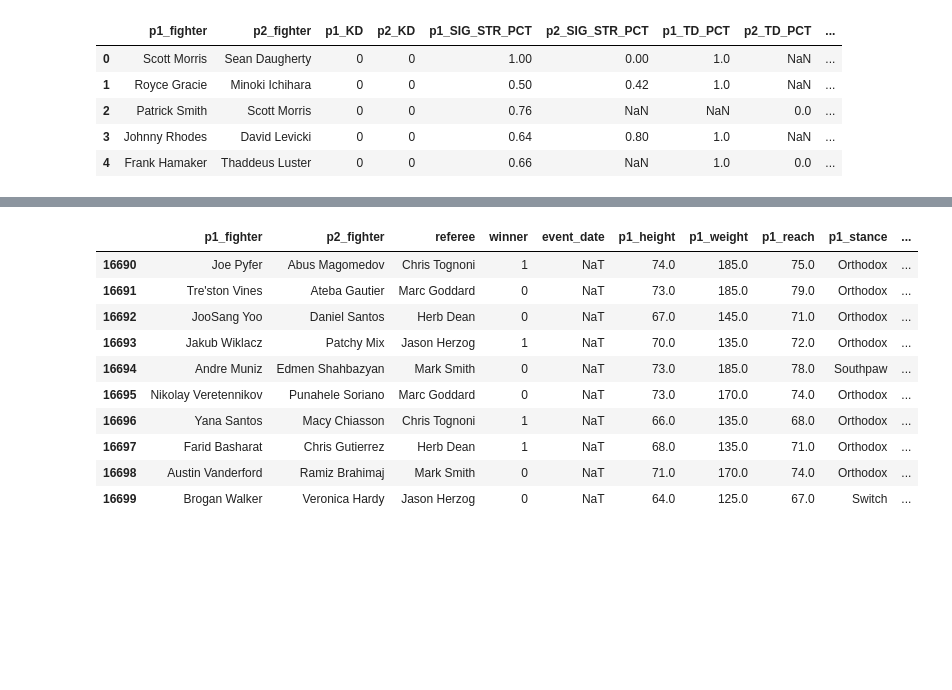
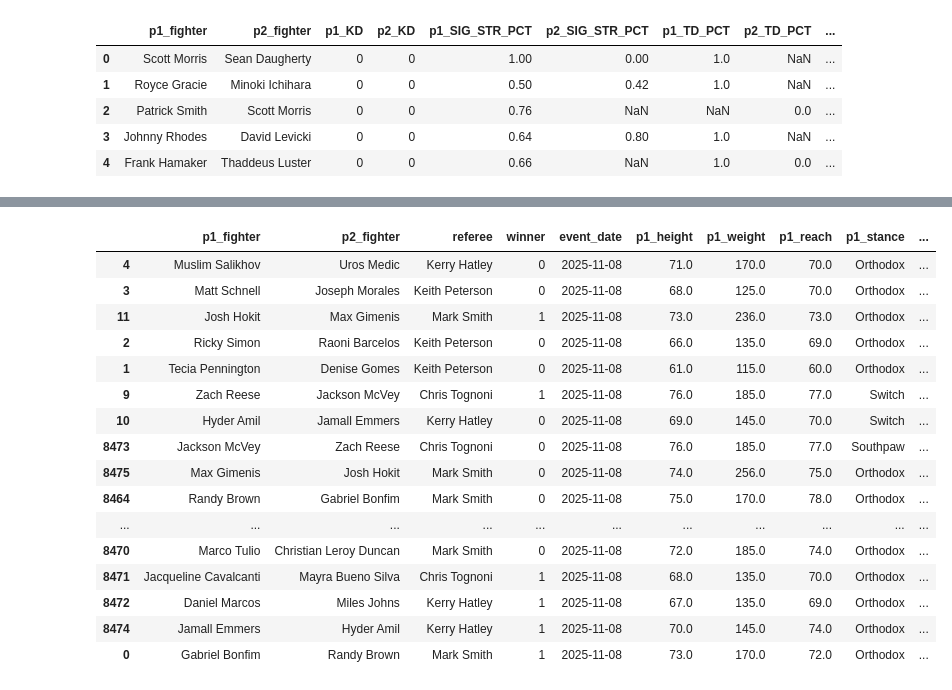
Before and after one commit to ndhaliwal59/ufcPredictor, a Jupyter notebook: features.ipynb, the cells around one changed output, grey strips where cells are left out. Drawn from its saved outputs; the diff is of its cells as text; code cells hidden in the pictures; blank space fills up the shorter version.

```diff
--- a/features.ipynb
+++ b/features.ipynb
@@ -474,16 +474,22 @@ methods_df.to_csv('ufc_methods.csv', index=False)
 aug_df.to_csv('ufc_aug.csv', index=False)
 method_aug_df.to_csv('ufc_method_aug.csv', index=False)
 # %%
-aug_df.tail(10)
+aug_df.tail(20)
 # %% [output]
 |  | p1_fighter | p2_fighter | referee | winner | event_date | p1_height | p1_weight | p1_reach | p1_stance | ... |
-| 16690 | Joe Pyfer | Abus Magomedov | Chris Tognoni | 1 | NaT | 74.0 | 185.0 | 75.0 | Orthodox | ... |
-| 16691 | Tre'ston Vines | Ateba Gautier | Marc Goddard | 0 | NaT | 73.0 | 185.0 | 79.0 | Orthodox | ... |
-| 16692 | JooSang Yoo | Daniel Santos | Herb Dean | 0 | NaT | 67.0 | 145.0 | 71.0 | Orthodox | ... |
-| 16693 | Jakub Wiklacz | Patchy Mix | Jason Herzog | 1 | NaT | 70.0 | 135.0 | 72.0 | Orthodox | ... |
-| 16694 | Andre Muniz | Edmen Shahbazyan | Mark Smith | 0 | NaT | 73.0 | 185.0 | 78.0 | Southpaw | ... |
-| 16695 | Nikolay Veretennikov | Punahele Soriano | Marc Goddard | 0 | NaT | 73.0 | 170.0 | 74.0 | Orthodox | ... |
-| 16696 | Yana Santos | Macy Chiasson | Chris Tognoni | 1 | NaT | 66.0 | 135.0 | 68.0 | Orthodox | ... |
-| 16697 | Farid Basharat | Chris Gutierrez | Herb Dean | 1 | NaT | 68.0 | 135.0 | 71.0 | Orthodox | ... |
-| 16698 | Austin Vanderford | Ramiz Brahimaj | Mark Smith | 0 | NaT | 71.0 | 170.0 | 74.0 | Orthodox | ... |
-| 16699 | Brogan Walker | Veronica Hardy | Jason Herzog | 0 | NaT | 64.0 | 125.0 | 67.0 | Switch | ... |
+| 4 | Muslim Salikhov | Uros Medic | Kerry Hatley | 0 | 2025-11-08 | 71.0 | 170.0 | 70.0 | Orthodox | ... |
+| 3 | Matt Schnell | Joseph Morales | Keith Peterson | 0 | 2025-11-08 | 68.0 | 125.0 | 70.0 | Orthodox | ... |
+| 11 | Josh Hokit | Max Gimenis | Mark Smith | 1 | 2025-11-08 | 73.0 | 236.0 | 73.0 | Orthodox | ... |
+| 2 | Ricky Simon | Raoni Barcelos | Keith Peterson | 0 | 2025-11-08 | 66.0 | 135.0 | 69.0 | Orthodox | ... |
+| 1 | Tecia Pennington | Denise Gomes | Keith Peterson | 0 | 2025-11-08 | 61.0 | 115.0 | 60.0 | Orthodox | ... |
+| 9 | Zach Reese | Jackson McVey | Chris Tognoni | 1 | 2025-11-08 | 76.0 | 185.0 | 77.0 | Switch | ... |
+| 10 | Hyder Amil | Jamall Emmers | Kerry Hatley | 0 | 2025-11-08 | 69.0 | 145.0 | 70.0 | Switch | ... |
+| 8473 | Jackson McVey | Zach Reese | Chris Tognoni | 0 | 2025-11-08 | 76.0 | 185.0 | 77.0 | Southpaw | ... |
+| 8475 | Max Gimenis | Josh Hokit | Mark Smith | 0 | 2025-11-08 | 74.0 | 256.0 | 75.0 | Orthodox | ... |
+| 8464 | Randy Brown | Gabriel Bonfim | Mark Smith | 0 | 2025-11-08 | 75.0 | 170.0 | 78.0 | Orthodox | ... |
+| ... | ... | ... | ... | ... | ... | ... | ... | ... | ... | ... |
+| 8470 | Marco Tulio | Christian Leroy Duncan | Mark Smith | 0 | 2025-11-08 | 72.0 | 185.0 | 74.0 | Orthodox | ... |
+| 8471 | Jacqueline Cavalcanti | Mayra Bueno Silva | Chris Tognoni | 1 | 2025-11-08 | 68.0 | 135.0 | 70.0 | Orthodox | ... |
+| 8472 | Daniel Marcos | Miles Johns | Kerry Hatley | 1 | 2025-11-08 | 67.0 | 135.0 | 69.0 | Orthodox | ... |
+| 8474 | Jamall Emmers | Hyder Amil | Kerry Hatley | 1 | 2025-11-08 | 70.0 | 145.0 | 74.0 | Orthodox | ... |
+| 0 | Gabriel Bonfim | Randy Brown | Mark Smith | 1 | 2025-11-08 | 73.0 | 170.0 | 72.0 | Orthodox | ... |
```
Also changed, not shown: parts of 2 cells of this notebook, 17 other files.
